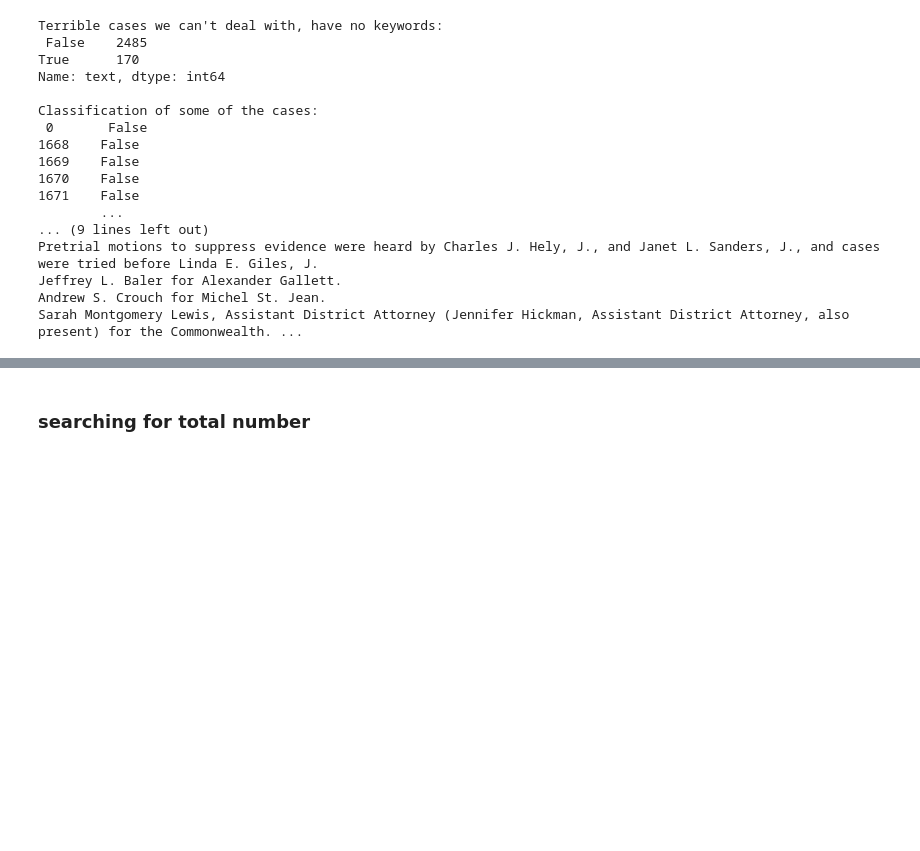
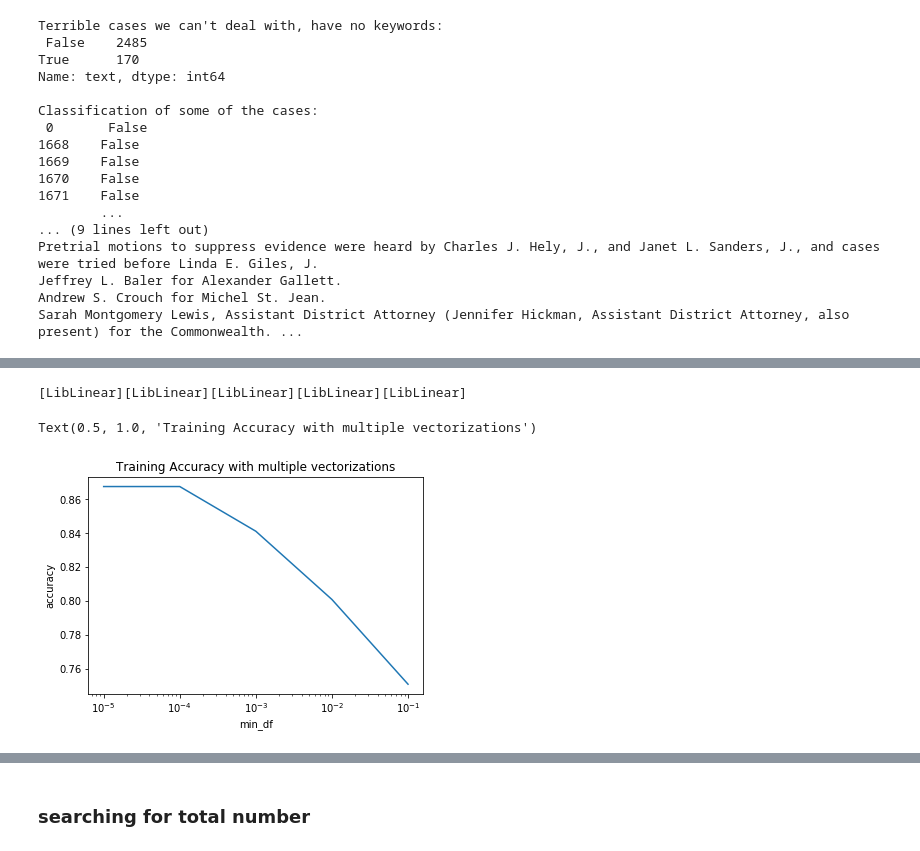
Before and after one commit to BU-Spark/CS506-Spring2020-Projects, a Jupyter notebook: Dolfi Ruiz Kuckes - Informants/scripts/terms_in_cases.ipynb, the cells around one changed output, grey strips where cells are left out. Drawn from its saved outputs; the diff is of its cells as text; code cells hidden in the pictures; blank space fills up the shorter version.

Commit message:
adding logistic regression

```diff
--- a/Dolfi Ruiz Kuckes - Informants/scripts/terms_in_cases.ipynb
+++ b/Dolfi Ruiz Kuckes - Informants/scripts/terms_in_cases.ipynb
@@ -324,0 +409,12 @@ See the caveats in the documentation: https://pandas.pydata.org/pandas-docs/stab
+# %%
+# Now we label the unlabeled data with the model we created
+# Starting by vectorizing it
+undecided_matrix = vectorizer.transform(undecided_cases["text"].values)
+undecided_df = pd.DataFrame(undecided_matrix.toarray())
+
+# And using our model to predict the labels
+predictions = logreg.predict(undecided_df)
+num1 = sum(predictions)
+print(num1)
+print(predictions[0:1000])
+print(len(undecided_cases))
@@ -324,0 +439,36 @@ See the caveats in the documentation: https://pandas.pydata.org/pandas-docs/stab
+# %%
+scores = []
+num_affirm = []
+for i in range(1,6):
+    vectorizer = TfidfVectorizer(stop_words='english',min_df=(0.1)**i)
+    vectorizer = vectorizer.fit(str_txt)
+    matrix = vectorizer.transform(str_txt)
+    pd_matrix = pd.DataFrame(matrix.toarray())
+
+    # Perform Logistic Regression
+    logreg = LogisticRegression(verbose=1,solver="liblinear").fit(pd_matrix,list(all_cases["decision"]))
+
+    #logistic regression training accuracy 76%
+    scores.append(logreg.score(pd_matrix,list(all_cases["decision"])))
+
+    # Now we label the unlabeled data with the model we created
+    # Starting by vectorizing it
+    undecided_matrix = vectorizer.transform(undecided_cases["text"].values)
+    undecided_df = pd.DataFrame(undecided_matrix.toarray())
+
+    # And using our model to predict the labels
+    predictions = logreg.predict(undecided_df)
+    num1 = sum(predictions)
+    num_affirm.append(num1)
+# %% [output]
+[LibLinear][LibLinear][LibLinear][LibLinear][LibLinear]
+# %%
+import matplotlib.pyplot as plt
+x = 0.1**np.asarray(range(1,6))
+plt.semilogx(x,scores)
+plt.xlabel("min_df")
+plt.ylabel("accuracy")
+plt.title("Training Accuracy with multiple vectorizations")
+# %% [output]
+Text(0.5, 1.0, 'Training Accuracy with multiple vectorizations')
+[figure, added]
```
Also changed, not shown: parts of 9 cells of this notebook.
